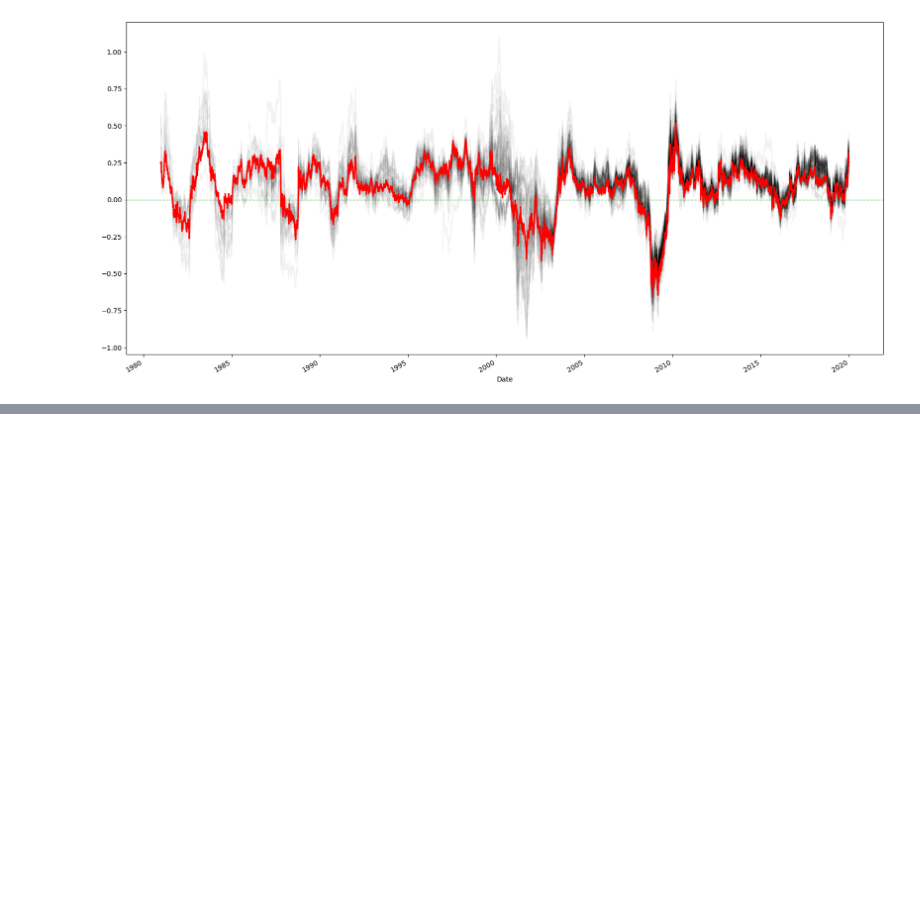
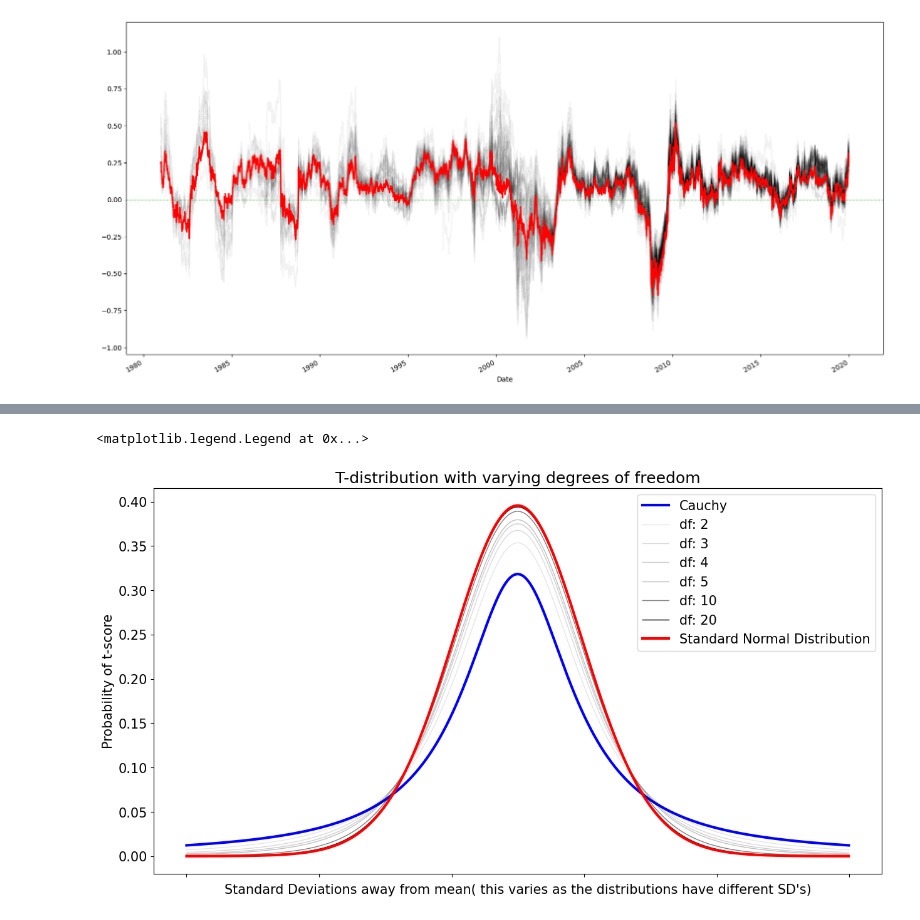
Before and after one commit to audrabuysse/Econ-411, a Jupyter notebook: In Class Projects/In Class Projects/Project 8 - Chapter 6 - Hypothesis Testing.ipynb, the cells around one changed output, grey strips where cells are left out. Cells and saved outputs as stored; diff of their text form; code cells hidden in the pictures; blank space fills up the shorter version.

```diff
--- a/In Class Projects/In Class Projects/Project 8 - Chapter 6 - Hypothesis Testing.ipynb
+++ b/In Class Projects/In Class Projects/Project 8 - Chapter 6 - Hypothesis Testing.ipynb
@@ -116,0 +326,39 @@ yoy_return["S&P 500"].plot.line(color = "Red", linewidth = 2, ax = ax)
+# %%
+import scipy.special as sc
+
+# define a function to create the actual distribution from which we can analyze our t value from the t test
+def t_distribution(df, t):
+    t_dist_val = ((1 + t**2 / df)
+                      **(-(df + 1) / 2)) / (sc.beta(.5, .5 * df) * np.sqrt(df))
+    return t_dist_val
+# %%
+fig, ax = plt.subplots(figsize=(15, 8))
+
+x = np.linspace(-5, 5, 1000)
+
+cauchy = t_distribution(1, x)
+ax.plot(cauchy, '-', lw=3, alpha=1, label="Cauchy", color='b')
+t_df = [2, 3, 4, 5, 10, 20]
+
+for df in t_df:
+    dist = t_distribution(df, x)
+    ax.plot(dist, '-', lw=1, alpha=df / 20, label="df: " + str(df), color='k')
+gaussian = t_distribution(30, x)
+
+ax.plot(gaussian,
+        lw=3,
+        alpha=1,
+        color='r',
+        label='Standard Normal Distribution')
+
+plt.rcParams.update({"font.size": 15})
+ax.set_ylabel("Probability of t-score")
+ax.set_xlabel(
+    "Standard Deviations away from mean( this varies as the distributions have different SD's)"
+)
+plt.title("T-distribution with varying degrees of freedom")
+ax.set_xticklabels(labels="")
+plt.legend()
+# %% [output]
+<matplotlib.legend.Legend at 0x...>
+[figure, added]
```
Also changed, not shown: parts of 68 cells of this notebook.
